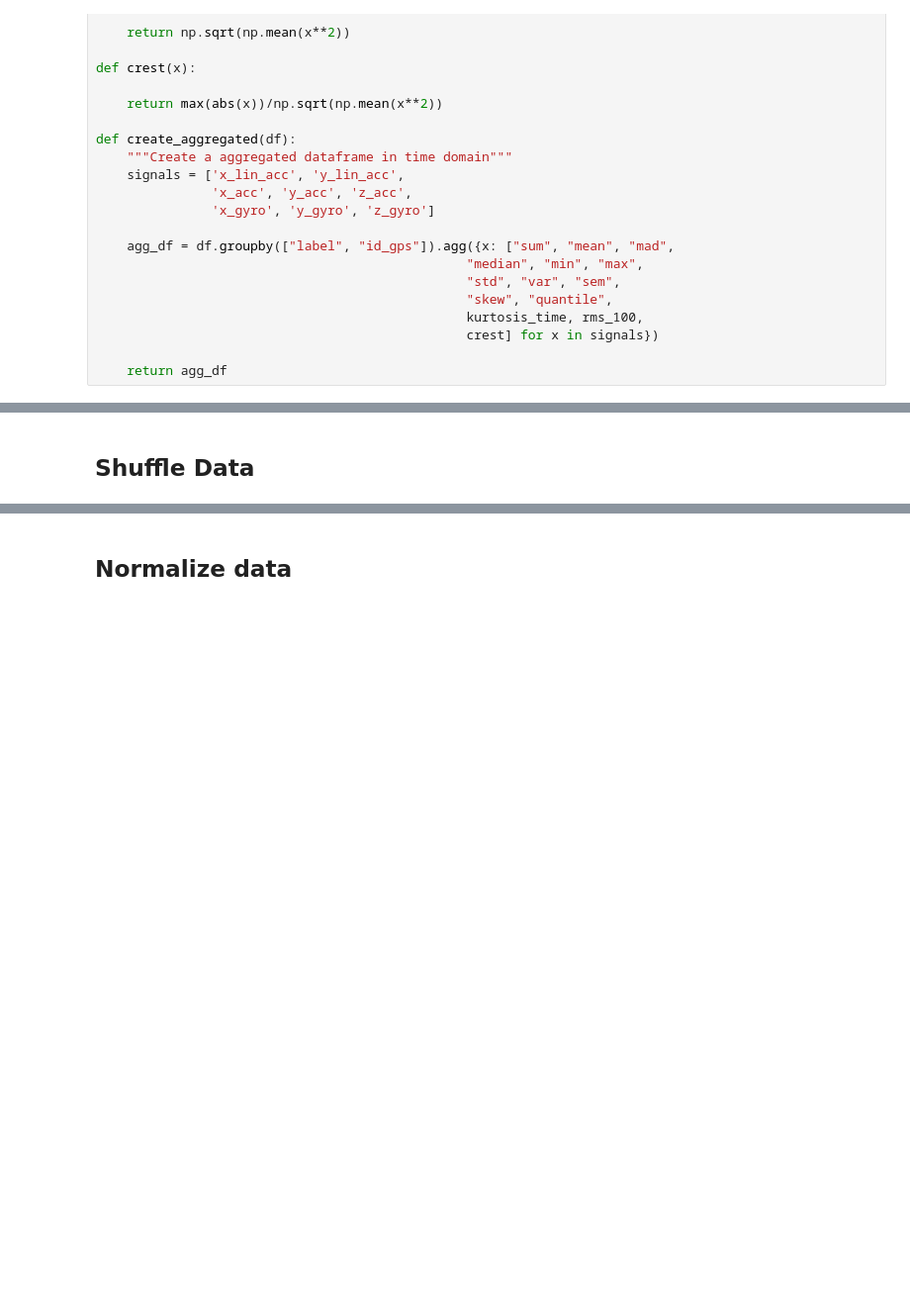
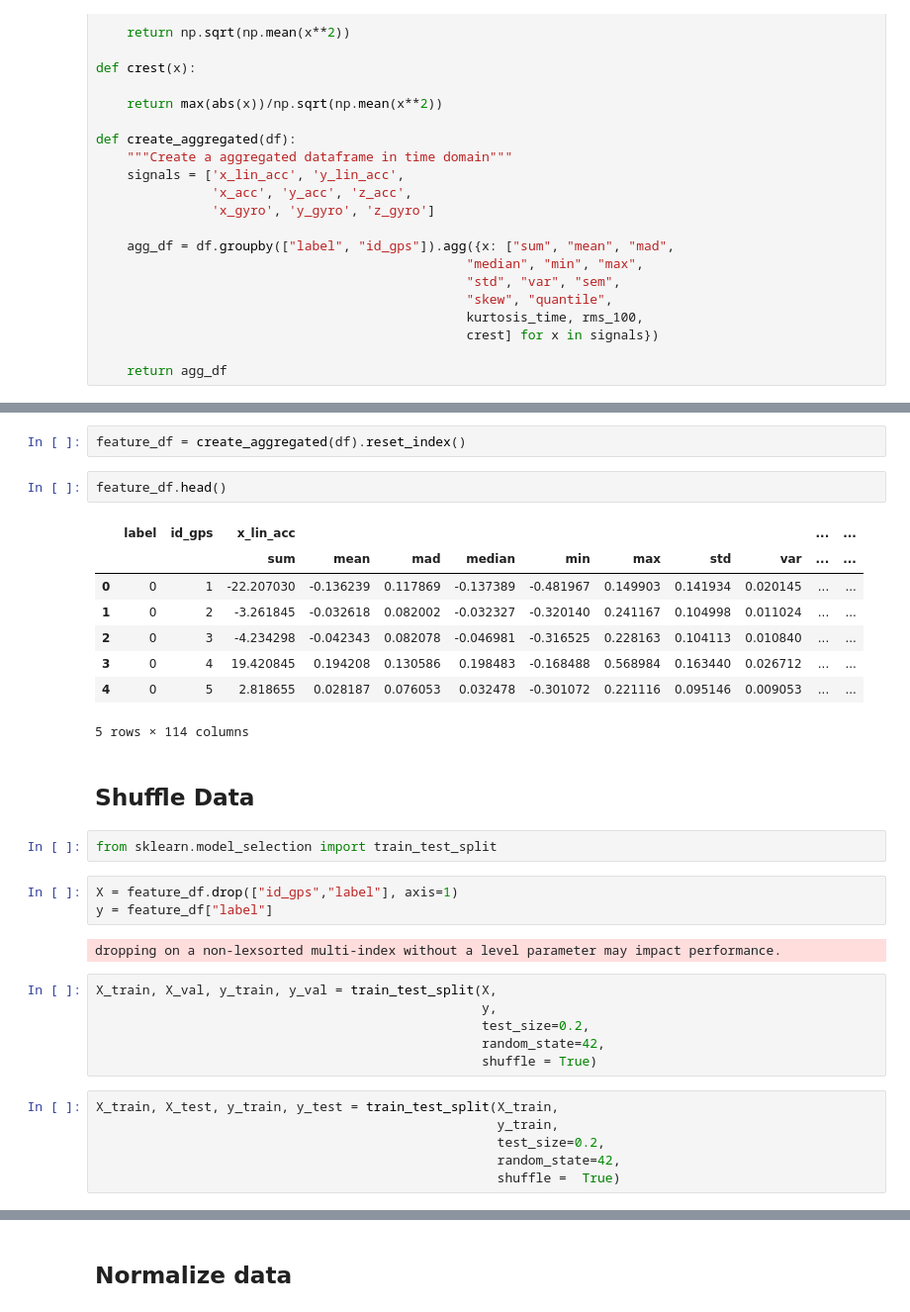
Before and after one commit to meszdav/road-surface-quality, a Jupyter notebook: notebooks/rsq-feature-engineering.ipynb, the cells around one changed output, grey strips where cells are left out. Shown at 99% size. Drawn from its saved outputs; the diff is of its cells as text; blank space fills up the shorter version.

```diff
--- a/notebooks/rsq-feature-engineering.ipynb
+++ b/notebooks/rsq-feature-engineering.ipynb
@@ -189,2 +171,34 @@ create_aggregated(df)
+# %%
+feature_df = create_aggregated(df).reset_index()
+# %%
+feature_df.head()
+# %% [output]
+|  | label | id_gps | x_lin_acc |  |  |  |  |  |  |  | ... | ... |
+|  |  |  | sum | mean | mad | median | min | max | std | var | ... | ... |
+| 0 | 0 | 1 | -22.207030 | -0.136239 | 0.117869 | -0.137389 | -0.481967 | 0.149903 | 0.141934 | 0.020145 | ... | ... |
+| 1 | 0 | 2 | -3.261845 | -0.032618 | 0.082002 | -0.032327 | -0.320140 | 0.241167 | 0.104998 | 0.011024 | ... | ... |
+| 2 | 0 | 3 | -4.234298 | -0.042343 | 0.082078 | -0.046981 | -0.316525 | 0.228163 | 0.104113 | 0.010840 | ... | ... |
+| 3 | 0 | 4 | 19.420845 | 0.194208 | 0.130586 | 0.198483 | -0.168488 | 0.568984 | 0.163440 | 0.026712 | ... | ... |
+| 4 | 0 | 5 | 2.818655 | 0.028187 | 0.076053 | 0.032478 | -0.301072 | 0.221116 | 0.095146 | 0.009053 | ... | ... |
+5 rows × 114 columns
 # %% [markdown]
 ## Shuffle Data
+# %%
+from sklearn.model_selection import train_test_split
+# %%
+X = feature_df.drop(["id_gps","label"], axis=1)
+y = feature_df["label"]
+# %% [output]
+dropping on a non-lexsorted multi-index without a level parameter may impact performance.
+# %%
+X_train, X_val, y_train, y_val = train_test_split(X,
+                                                  y,
+                                                  test_size=0.2,
+                                                  random_state=42,
+                                                  shuffle = True)
+# %%
+X_train, X_test, y_train, y_test = train_test_split(X_train,
+                                                    y_train,
+                                                    test_size=0.2,
+                                                    random_state=42,
+                                                    shuffle =  True)
```
Also changed, not shown: parts of 10 cells of this notebook, 6 other files.
